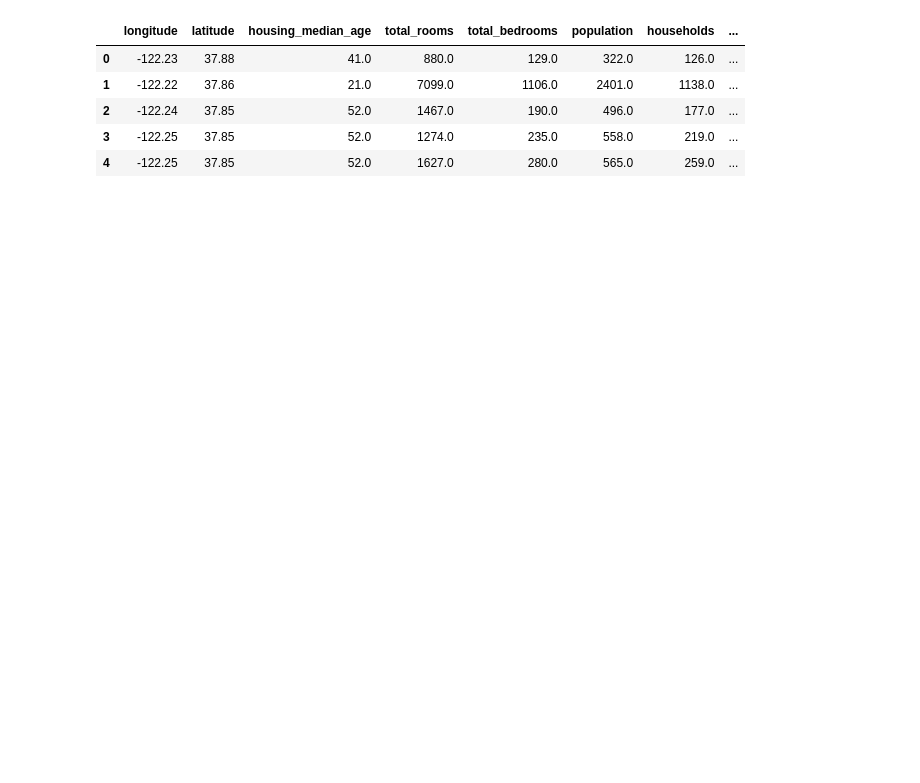
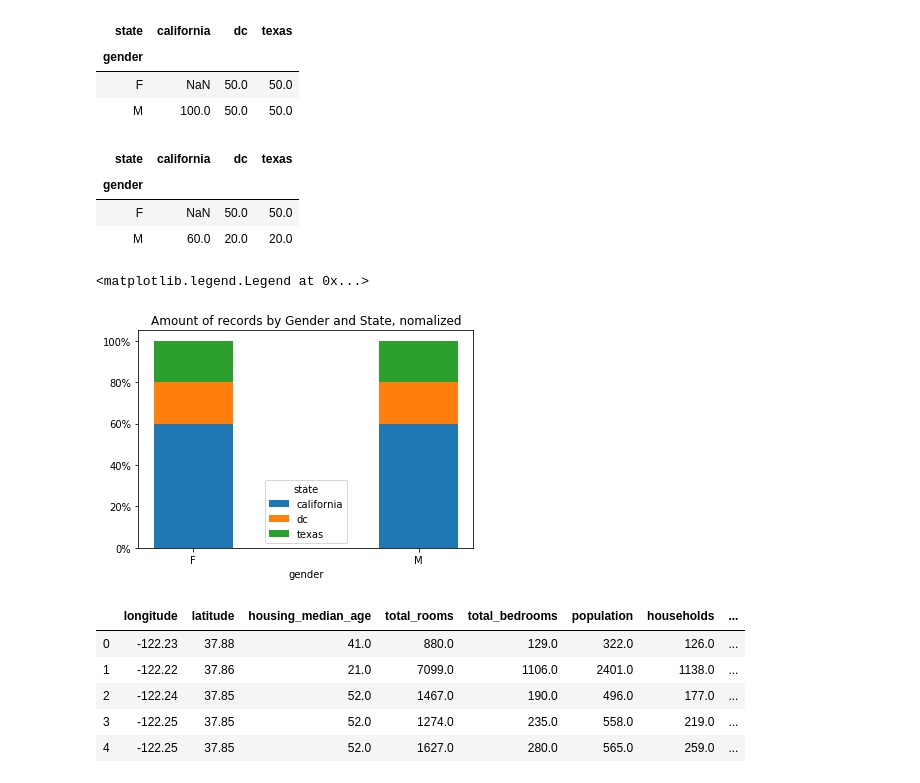
Before and after one commit to Raonbit/SSIT, a Jupyter notebook: notebook/trainee/[실습 4]시각화-Matplotlib.ipynb, the cells around one changed output. Cells and saved outputs as stored; diff of their text form; code cells hidden in the pictures; blank space fills up the shorter version.

```diff
--- a/notebook/trainee/[실습 4]시각화-Matplotlib.ipynb
+++ b/notebook/trainee/[실습 4]시각화-Matplotlib.ipynb
@@ -27,4 +24,44 @@ c:\users\iwannab1\anaconda37\envs\fraudit\lib\site-packages\numpy\.libs\libopenb
 ### 1. 위 데이터를 이용하여 다음 plot을 작성하시오.
 
 <img src='시각화1.png' />
+# %%
+data = df.groupby(['gender', 'state']).size().unstack().transform(lambda x: 100 * x / x.sum())
+data
+# %% [output]
+| state | california | dc | texas |
+| gender |  |  |  |
+| F | NaN | 50.0 | 50.0 |
+| M | 100.0 | 50.0 | 50.0 |
+# %%
+data = df.groupby(['gender','state']).size().groupby(level=0).apply(
+    lambda x: 100 * x / x.sum()
+).unstack()
+data
+# %% [output]
+| state | california | dc | texas |
+| gender |  |  |  |
+| F | NaN | 50.0 | 50.0 |
+| M | 60.0 | 20.0 | 20.0 |
+# %%
+data.dropna(inplace=True)
+
+import numpy as np
+import matplotlib.pyplot as plt
+import matplotlib.ticker as mtick
+%matplotlib inline
+
+x = np.arange(2)
+width = 0.35
+p1 = plt.bar(x, data['california'], width)
+p2 = plt.bar(x, data['dc'], width, bottom=data['california'])
+p3 = plt.bar(x, data['texas'], width, bottom=data['california'] + data['dc'])
+plt.gca().yaxis.set_major_formatter(mtick.PercentFormatter())
+plt.xlabel('gender')
+plt.title('Amount of records by Gender and State, nomalized')
+plt.xticks(x, ('F', 'M'))
+
+plt.legend((p1[0], p2[0], p3[0]), ('california', 'dc', 'texas'), title='state')
+# %% [output]
+<matplotlib.legend.Legend at 0x...>
+[figure, added]
 # %%
```
Also changed, not shown: parts of 3 cells of this notebook.
